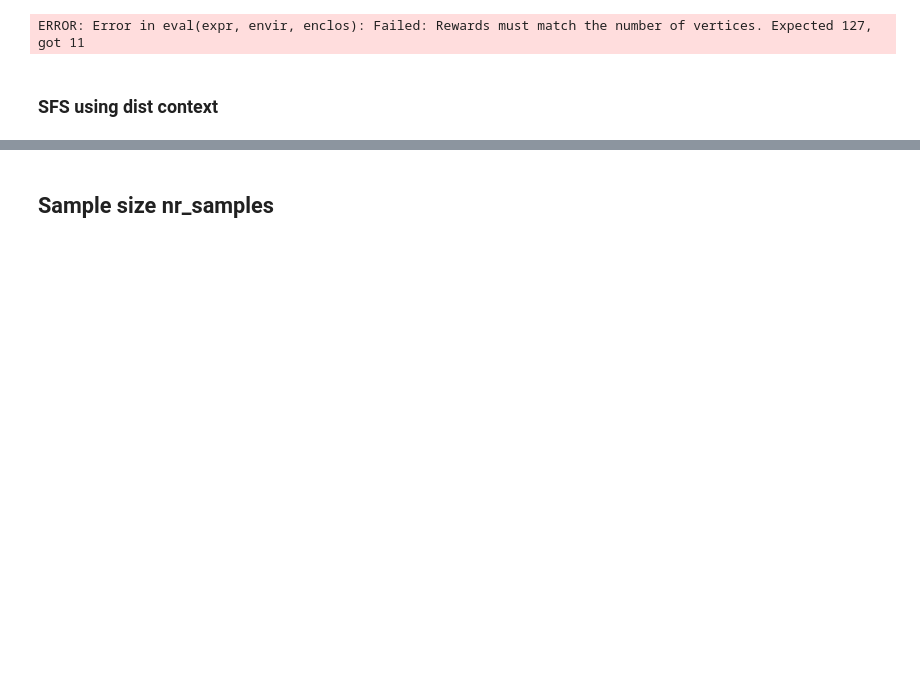
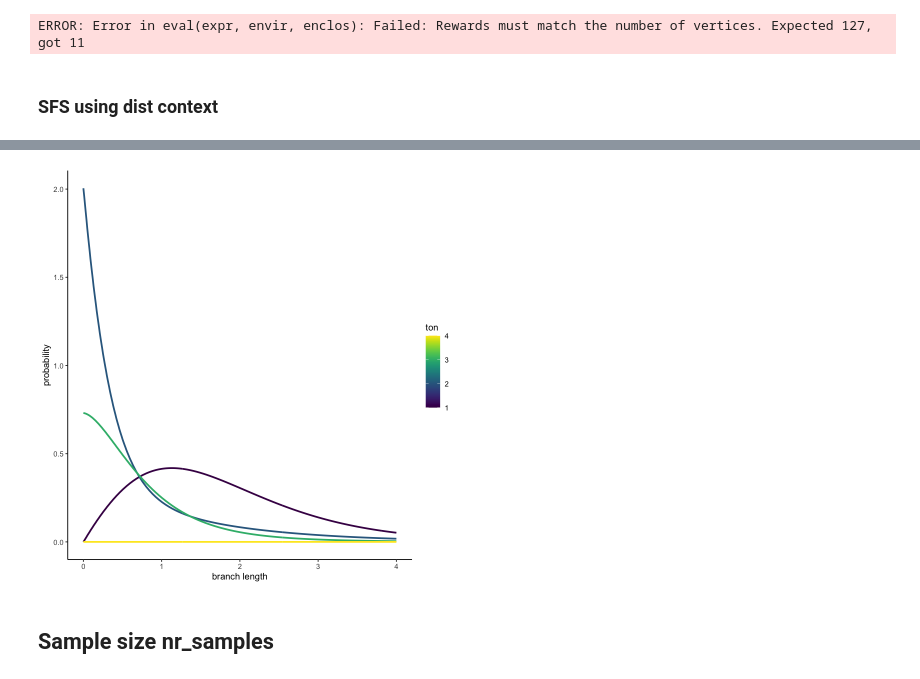
Before and after one commit to munch-group/phase-type-distributions, a Jupyter notebook: notebooks/coalescent-epoques.ipynb, the cells around one changed output, grey strips where cells are left out. Drawn from its saved outputs; the diff is of its cells as text; code cells hidden in the pictures; blank space fills up the shorter version.

```diff
--- a/notebooks/coalescent-epoques.ipynb
+++ b/notebooks/coalescent-epoques.ipynb
@@ -254,3 +259,8 @@ ggplot(aes(x=ton, y=brlen, fill=ton)) +
+# %%
+marginal_rewards <- sapply(1:vertices_length(graph), function(index) vertex_at(graph, index)$state )
+plot_sfs_dph(graph, marginal_rewards) + labs(x = "branch length")
+# %% [output]
+[figure, added]
 # %% [markdown]
 ## Sample size nr_samples
 # %%
```
Also changed, not shown: parts of 4 cells of this notebook, 2 other files.
